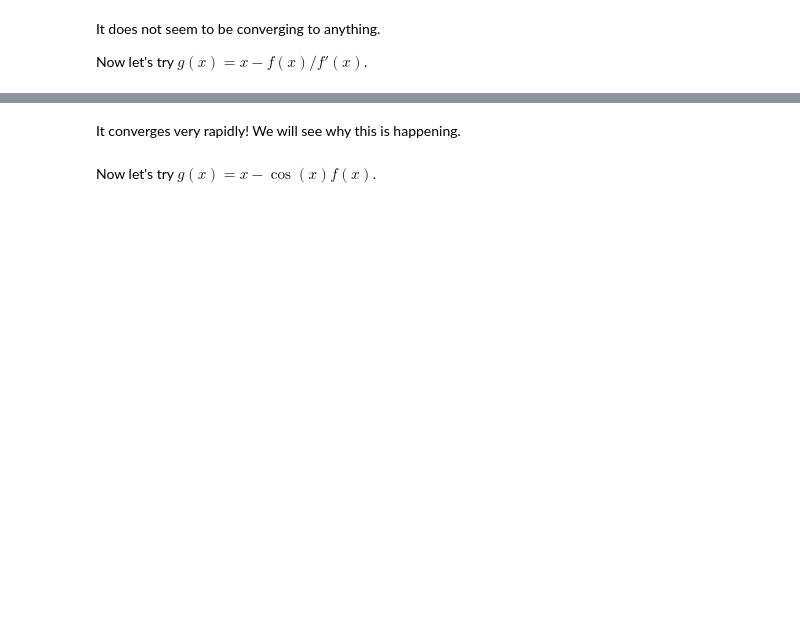
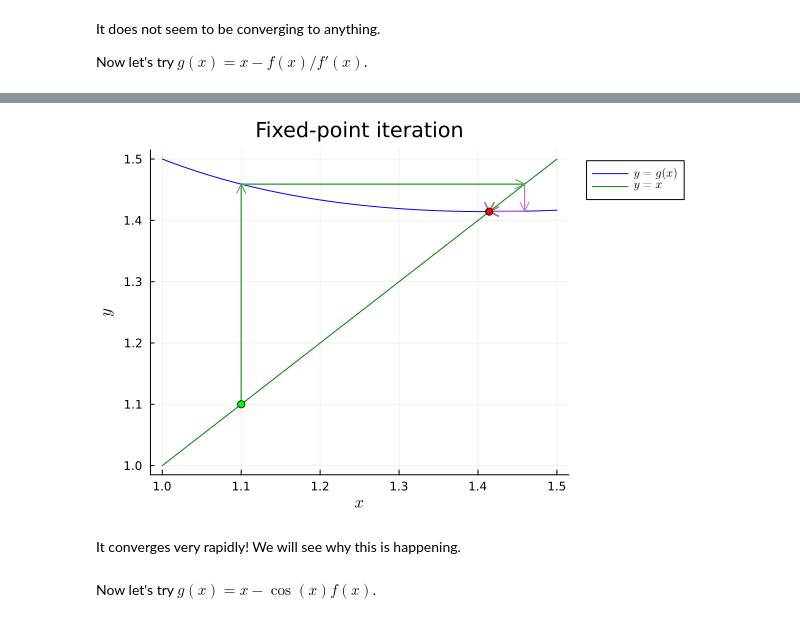
Before and after one commit to ApolloTheApollo/20262-lecture-notes, a Jupyter notebook: chapter03/Section 3.3 - Fixed point iteration.ipynb, the cells around one changed output, grey strips where cells are left out. Saved outputs shown, nothing was run; the diff lists cells and outputs as text; code cells hidden in the pictures; blank space fills up the shorter version.

```diff
--- a/chapter03/Section 3.3 - Fixed point iteration.ipynb
+++ b/chapter03/Section 3.3 - Fixed point iteration.ipynb
@@ -130,5 +170,7 @@ end
 # %%
-fixedPointPlot(g2, 1.0, 1.5, 1.1, usequiver=true)
+fixedPointPlot(g2, 1.0, 1.5, 1.1, num=5, usequiver=true)
+# %% [output]
+[figure, added]
 # %% [markdown]
 It converges very rapidly! We will see why this is happening.
 # %% [markdown]
```
Also changed, not shown: parts of 15 cells of this notebook, 2 other files.
